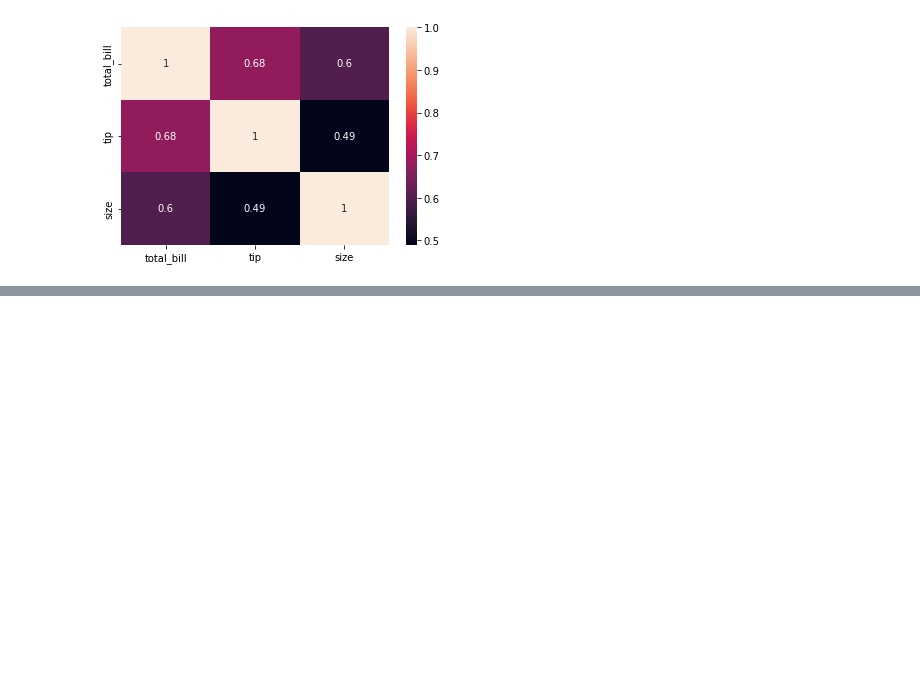
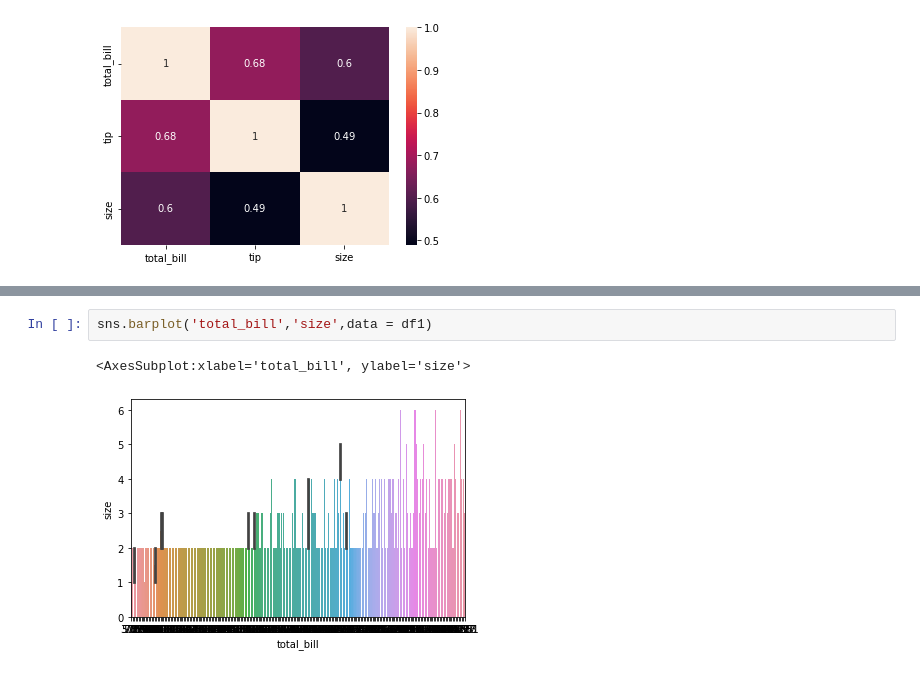
Before and after one commit to ankittrajj/WD_DA_, a Jupyter notebook: Seaborn.ipynb, the cells around one changed output, grey strips where cells are left out. Cells and saved outputs as stored; diff of their text form; blank space fills up the shorter version.

```diff
--- a/Seaborn.ipynb
+++ b/Seaborn.ipynb
@@ -101,0 +136,5 @@ sns.heatmap(df1.corr(),annot = True)
+# %%
+sns.barplot('total_bill','size',data = df1)
+# %% [output]
+<AxesSubplot:xlabel='total_bill', ylabel='size'>
+[figure, added]
```
Also changed, not shown: parts of 11 cells of this notebook.
